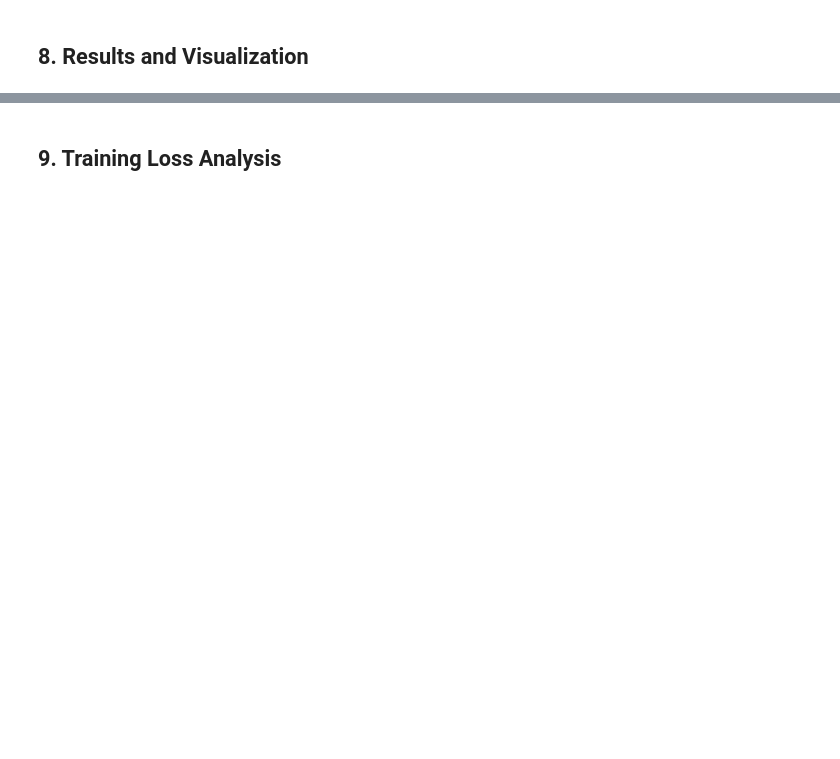
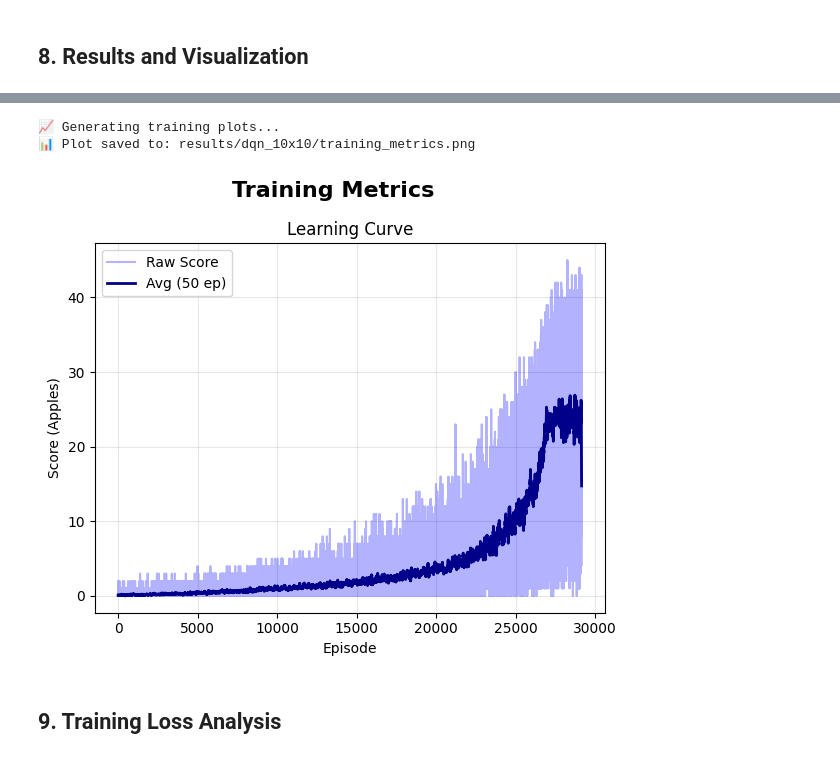
Before and after one commit to MarinCervinschi/RL-Snake, a Jupyter notebook: agents/dqn_agent.ipynb, the cells around one changed output, grey strips where cells are left out. Cells and saved outputs as stored; diff of their text form; code cells hidden in the pictures; blank space fills up the shorter version.

Commit message:
feat: train agent results

```diff
--- a/agents/dqn_agent.ipynb
+++ b/agents/dqn_agent.ipynb
@@ -405,6 +427,10 @@ metrics.print_summary()
 # %%
-metrics.plot(show=True, save=False)
+metrics.plot(show=True, save=True)
 plt.show()
+# %% [output]
+📈 Generating training plots...
+📊 Plot saved to: results/dqn_10x10/training_metrics.png
+[figure, added]
 # %% [markdown]
 ## 9. Training Loss Analysis
 # %%
```
Also changed, not shown: parts of 9 cells of this notebook.
